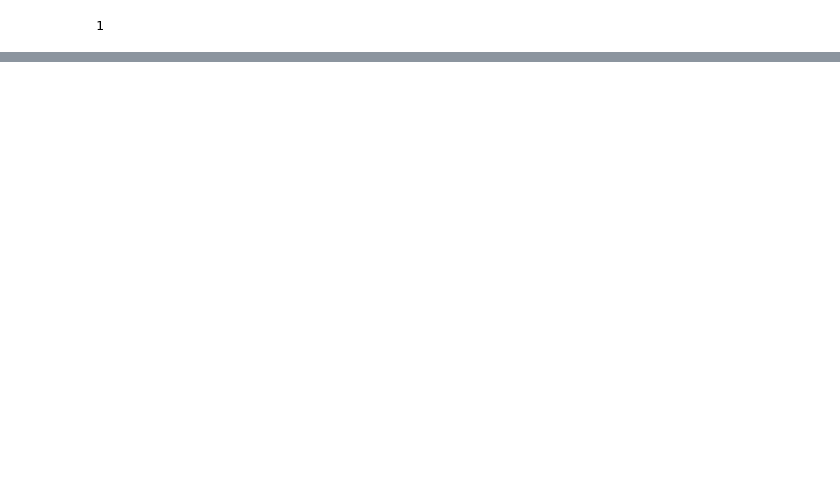
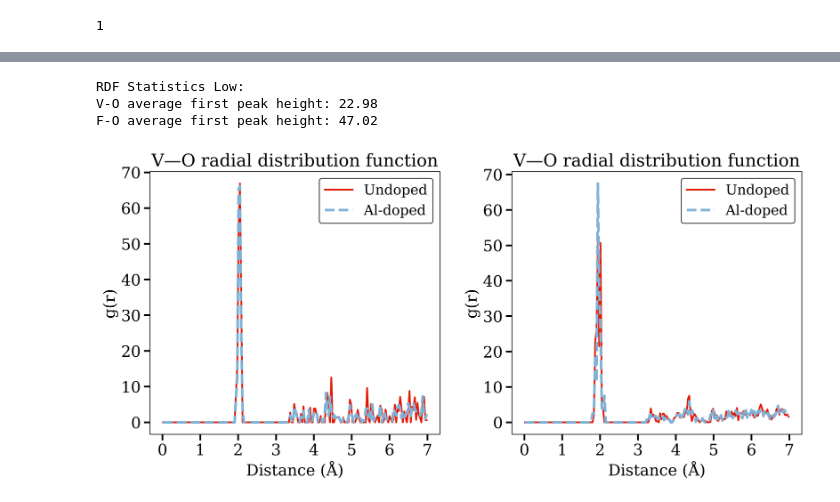
Before and after one commit to purphy42/NVFP_doped, a Jupyter notebook: data_processing.ipynb, the cells around one changed output, grey strips where cells are left out. Saved outputs shown, nothing was run; the diff lists cells and outputs as text; code cells hidden in the pictures; blank space fills up the shorter version.

```diff
--- a/data_processing.ipynb
+++ b/data_processing.ipynb
@@ -50,0 +91,2 @@ with contextlib.redirect_stdout(io.StringIO()), contextlib.redirect_stderr(io.St
+# %%
+colors_rgb = {element: tuple(v/255 for v in rgb) for element, rgb in colors_rgb.items()}
@@ -434,0 +634,13 @@ results[0].calcs_reversed
+# %%
+# Usage example:
+pipeline_inter = import_file("/home/arseniy/Desktop/work/nvpf_al_doped/data/structures/inter.POSCAR")
+results_inter = calculate_average_rdf(pipeline_inter)
+
+pipeline_deinter = import_file("/home/arseniy/Desktop/work/nvpf_al_doped/data/structures/some_na.POSCAR")
+results_deinter = calculate_average_rdf(pipeline_deinter)
+
+pipeline_al_inter = import_file("/home/arseniy/Desktop/work/nvpf_al_doped/data/structures/al_dist.POSCAR")
+results_al_inter = calculate_average_rdf(pipeline_al_inter)
+
+pipeline_al_deinter = import_file("/home/arseniy/Desktop/work/nvpf_al_doped/data/structures/al_some_na_dead.POSCAR")
+results_al_deinter = calculate_average_rdf(pipeline_al_deinter)
@@ -434,0 +672,65 @@ results[0].calcs_reversed
+# %%
+# Print statistics
+print("\nRDF Statistics Low:")
+print(f"V-O average first peak height: {np.max(results_low['V-O']['rdf']):.2f}")
+print(f"F-O average first peak height: {np.max(results_low['V-F']['rdf']):.2f}")
+# %% [output]
+RDF Statistics Low:
+V-O average first peak height: 22.98
+F-O average first peak height: 47.02
+# %%
+fontsize = 18
+lw = 2.0
+alpha = 0.35
+
+fig, (ax1, ax2) = plt.subplots(1, 2, figsize=(12, 6), dpi=600)
+plt.tight_layout()
+
+# --- V-O subplot ---
+dist_inter = results_inter['V-O+V-F']['distances']
+mean_inter = results_inter['V-O+V-F']['mean']
+dist_deinter = results_deinter['V-O+V-F']['distances']
+mean_deinter = results_deinter['V-O+V-F']['mean']
+
+dist_al_inter = results_al_inter['V-O+V-F']['distances']
+mean_al_inter = results_al_inter['V-O+V-F']['mean']
+dist_al_deinter = results_al_deinter['V-O+V-F']['distances']
+mean_al_deinter = results_al_deinter['V-O+V-F']['mean']
+
+ax1.plot(dist_inter, mean_inter, '-', color=colors_rgb["V"], label=r'Undoped', lw=lw, zorder=1)
+ax1.plot(dist_al_inter, mean_al_inter, '--', color=colors_rgb["Al"], label=r'Al-doped', lw=lw*1.5, zorder=2)
+
+ax1.locator_params(axis='y', nbins=8)
+ax1.locator_params(axis='x', nbins=8)
+ax1.set_xlabel('Distance (Å)', fontsize=fontsize)
+ax1.set_ylabel('g(r)', fontsize=fontsize)
+ax1.set_title('V—O radial distribution function', fontsize=fontsize+2)
+ax1.legend(loc=1, fontsize=fontsize-2, edgecolor="black")
+ax1.tick_params(axis='both', which='major', labelsize=fontsize)
+ax1.tick_params(axis='both', which='minor', labelsize=fontsize-2)
+ax1.yaxis.get_offset_text().set_fontsize(10)
+ax1.xaxis.set_tick_params(width=2, length=7)
+ax1.yaxis.set_tick_params(width=2, length=7)
+# ax1.grid(alpha=0.3)
+
+
+ax2.plot(dist_deinter, mean_deinter, '-', color=colors_rgb["V"], label=r'Undoped', lw=lw, zorder=1)
+ax2.plot(dist_al_deinter, mean_al_deinter, '--', color=colors_rgb["Al"], label=r'Al-doped', lw=lw*1.5, zorder=2)
+
+ax2.locator_params(axis='y', nbins=8)
+ax2.locator_params(axis='x', nbins=8)
+ax2.set_xlabel('Distance (Å)', fontsize=fontsize)
+ax2.set_ylabel('g(r)', fontsize=fontsize)
+ax2.set_title('V—O radial distribution function', fontsize=fontsize+2)
+ax2.legend(loc=1, fontsize=fontsize-2, edgecolor="black")
+ax2.tick_params(axis='both', which='major', labelsize=fontsize)
+ax2.tick_params(axis='both', which='minor', labelsize=fontsize-2)
+ax2.yaxis.get_offset_text().set_fontsize(10)
+ax2.xaxis.set_tick_params(width=2, length=7)
+ax2.yaxis.set_tick_params(width=2, length=7)
+
+
+plt.tight_layout()
+plt.show()
+# %% [output]
+[figure, added]
```
Also changed, not shown: parts of 51 cells of this notebook, 2 other files.
